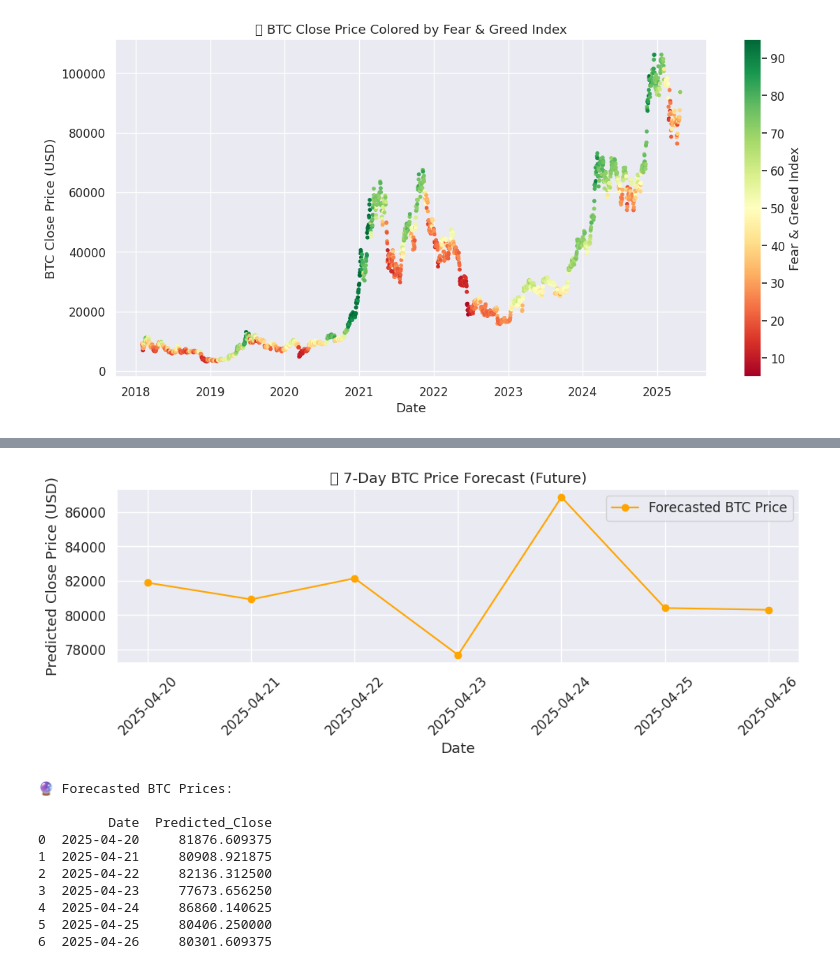
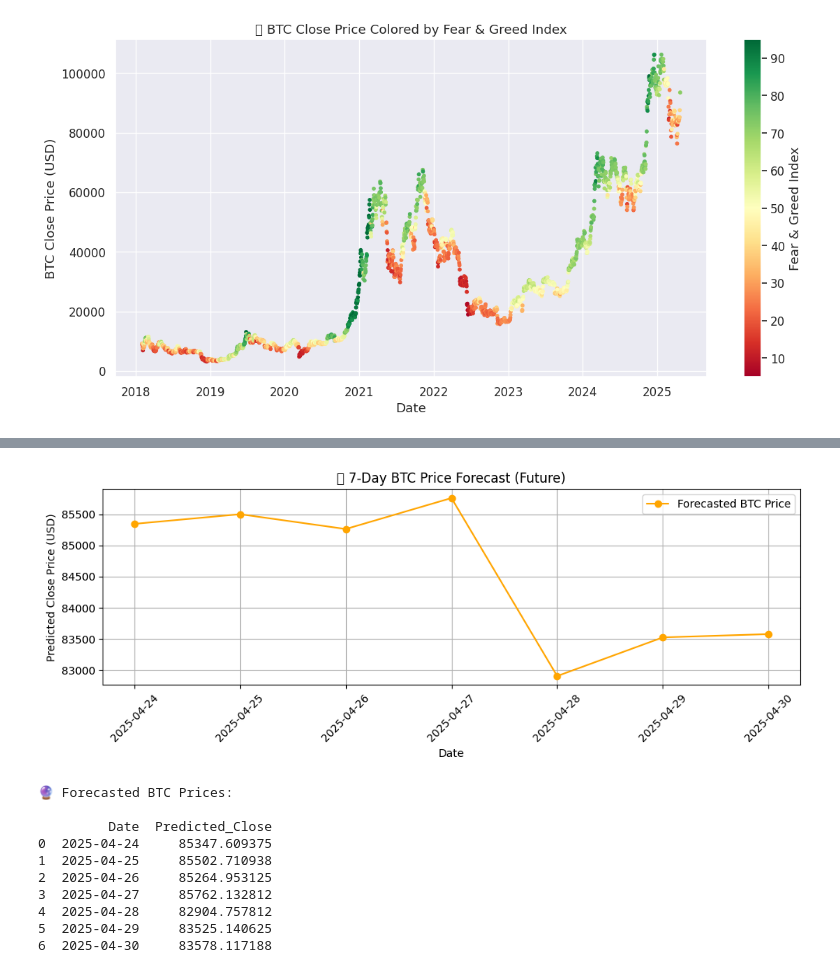
Before and after one commit to cimem37/Cryptocurrency-Forecasting, a Jupyter notebook: Untitled5.ipynb, the cells around one changed output, grey strips where cells are left out. Drawn from its saved outputs; the diff is of its cells as text; code cells hidden in the pictures.

```diff
--- a/Untitled5.ipynb
+++ b/Untitled5.ipynb
@@ -300,7 +329,7 @@ from sklearn.preprocessing import MinMaxScaler
 from datetime import timedelta
 
 # === CONFIGURATION ===
-csv_path = "/home/cimem/Documents/Programming/crypto-data/btc_fgi_enriched.csv"
+csv_path = "./crypto-data/btc_fgi_enriched.csv"
 input_window = 30
 forecast_horizon = 7
 
@@ -313,20 +342,19 @@ df = df.drop(columns=["date"])
 
 # === STEP 3: Scale all numeric values using entire dataset ===
 scaler = MinMaxScaler()
-scaler.fit(df)  # Fit on all rows (uniform scaling)
+scaler.fit(df)
 scaled = scaler.transform(df)
-
-
 
 # ✅ Fit close_scaler using full close column
 close_scaler = MinMaxScaler()
 close_scaler.fit(df[["close"]])
 
+# === STEP 4: Store scaled values & reattach dates ===
 scaled_df = pd.DataFrame(scaled, columns=df.columns)
 scaled_df["date"] = date_series
+original_scaled_df = scaled_df.copy()  # ✅ Use this for forecasting
 
-
-# === STEP 4: Create time-series sequences (past 30 → predict next 7 days of 'close') ===
+# === STEP 5: Create sequences (X → past 30 days, y → next 7 close prices) ===
 X, y, forecast_dates = [], [], []
 close_index = scaled_df.columns.get_loc("close")
 
@@ -343,22 +371,23 @@ X = np.array(X)
 y = np.array(y)
 forecast_dates = np.array(forecast_dates)
 
-# === STEP 5: Use only recent 500 samples for training ===
+# === STEP 6: Use recent 500 samples for training ===
 X_train = X[-500:]
 y_train = y[-500:]
 
-# Keep test set same as before for comparison (or define fresh)
+# === STEP 7: Test Set
 X_test = X[-150:]
 y_test = y[-150:]
+forecast_dates_test = forecast_dates[-150:]
 
-
-# === STEP 6: Show shapes ===
+# === STEP 8: Debug Info
 print("✅ Enriched LSTM Preprocessing Complete")
 print("X_train shape:", X_train.shape)
 print("y_train shape:", y_train.shape)
 print("X_test shape:", X_test.shape)
 print("y_test shape:", y_test.shape)
 print("📅 Forecast date range example:", forecast_dates_test[0])
+print("📅 Last date in scaled_df:", scaled_df['date'].iloc[-1])
 # %% [output]
 ✅ Enriched LSTM Preprocessing Complete
 X_train shape: (500, 30, 15)
@@ -598,11 +638,9 @@ for idx in sample_indices:
 # %%
-import numpy as np
-import pandas as pd
 import matplotlib.pyplot as plt
 from datetime import timedelta
 
 # === STEP 1: Extract last 30 rows for forecasting ===
-last_30 = scaled_df.drop(columns=["date"]).iloc[-30:].values
+last_30 = original_scaled_df.drop(columns=["date"]).iloc[-30:].values
 X_future = last_30.reshape((1, 30, last_30.shape[1]))
 
 # === STEP 2: Predict future (scaled output) ===
@@ -610,10 +648,10 @@ future_scaled = model.predict(X_future)
 future_prices = close_scaler.inverse_transform(future_scaled.reshape(-1, 1)).flatten()
 
 # === STEP 3: Generate future date range ===
-last_known_date = scaled_df["date"].iloc[-1]
-future_dates = pd.date_range(start=last_known_date + timedelta(days=1), periods=7).strftime("%Y-%m-%d")
+last_known_date = original_scaled_df["date"].iloc[-1]
+future_dates = pd.date_range(start=last_known_date + timedelta(days=1), periods=7)
 
-# === STEP 4: Visualize the future forecast ===
+# === STEP 4: Visualize ===
 plt.figure(figsize=(10, 4))
 plt.plot(future_dates, future_prices, marker='o', color='orange', label='Forecasted BTC Price')
 plt.title("📈 7-Day BTC Price Forecast (Future)")
@@ -627,7 +665,7 @@ plt.show()
 
 # === STEP 5: Output forecasted DataFrame ===
 forecast_df = pd.DataFrame({
-    "Date": future_dates,
+    "Date": future_dates.strftime("%Y-%m-%d"),
     "Predicted_Close": future_prices
 })
 
@@ -638,11 +676,11 @@ print(forecast_df)
-[figure, old version]
+[figure, new version]
 🔮 Forecasted BTC Prices:
 
          Date  Predicted_Close
-0  2025-04-20     81876.609375
-1  2025-04-21     80908.921875
-2  2025-04-22     82136.312500
-3  2025-04-23     77673.656250
-4  2025-04-24     86860.140625
-5  2025-04-25     80406.250000
-6  2025-04-26     80301.609375
+0  2025-04-24     85347.609375
+1  2025-04-25     85502.710938
+2  2025-04-26     85264.953125
+3  2025-04-27     85762.132812
+4  2025-04-28     82904.757812
+5  2025-04-29     83525.140625
+6  2025-04-30     83578.117188
```
Also changed, not shown: parts of 13 cells of this notebook.
